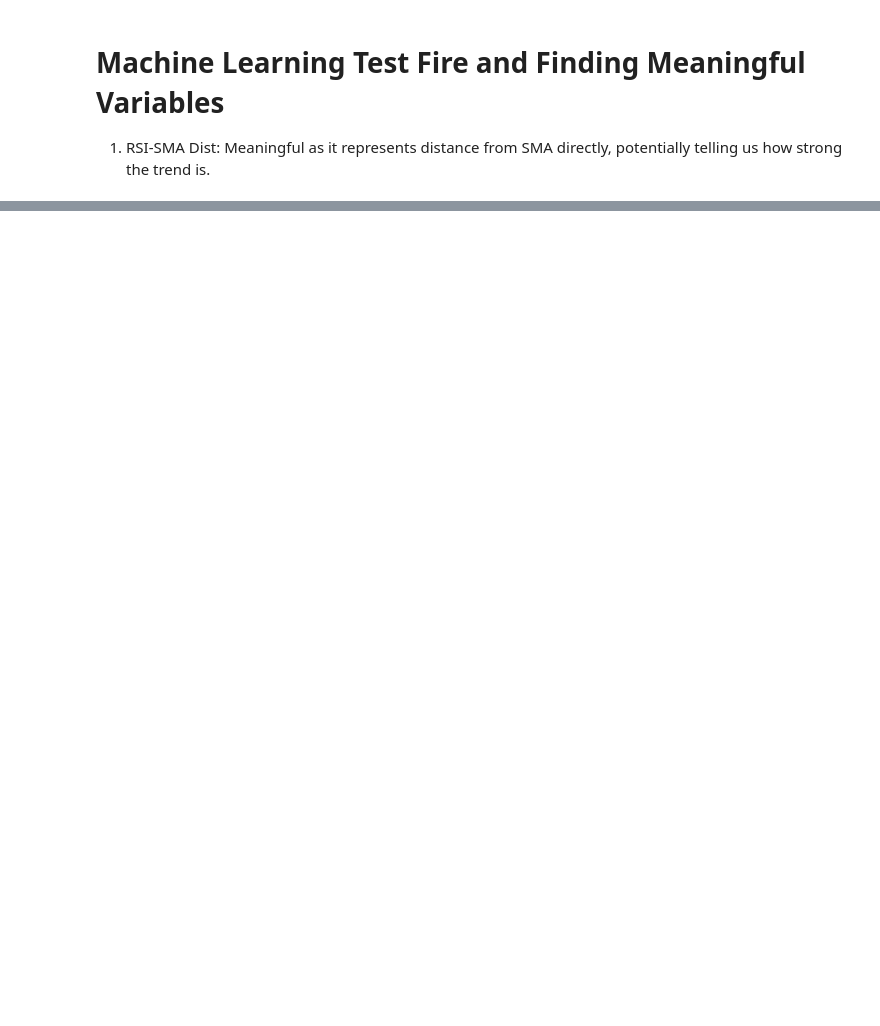
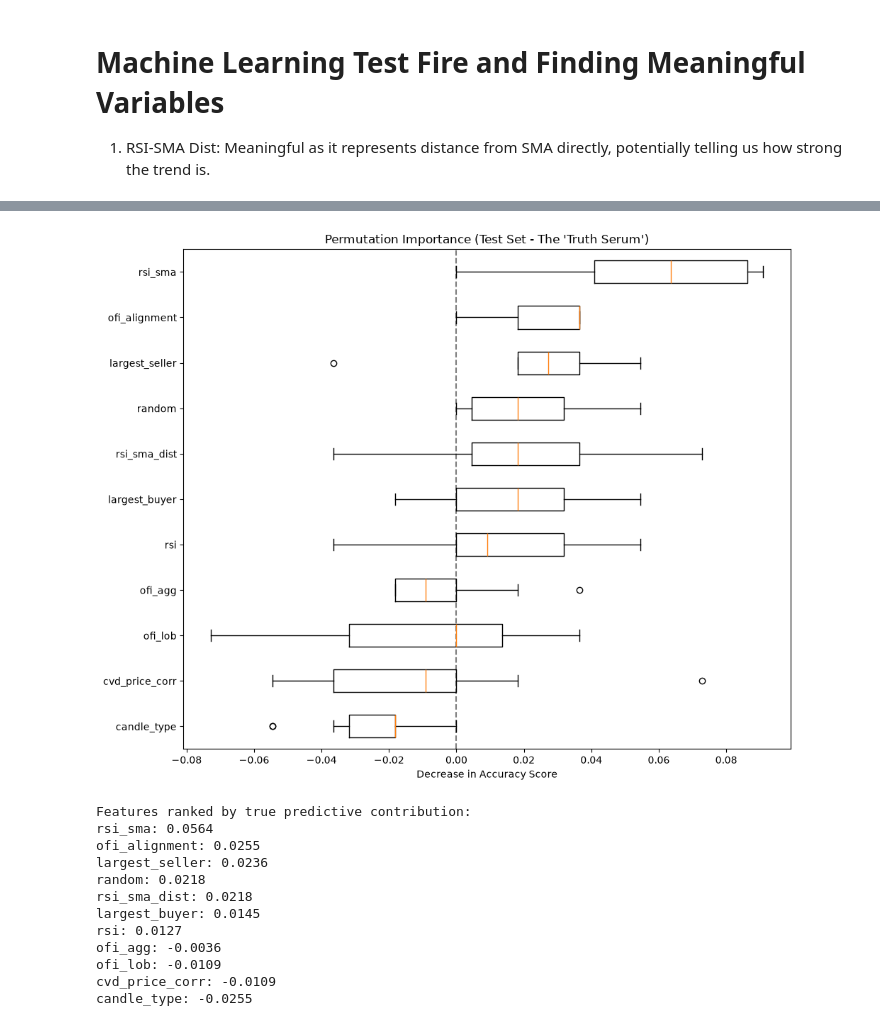
Before and after one commit to hmzk1422/OSADP-Infrastructure, a Jupyter notebook: research/approach_2.ipynb, the cells around one changed output, grey strips where cells are left out. Drawn from its saved outputs; the diff is of its cells as text; code cells hidden in the pictures; blank space fills up the shorter version.

```diff
--- a/research/approach_2.ipynb
+++ b/research/approach_2.ipynb
@@ -417,0 +398,63 @@ dtype: float64
+# %%
+from sklearn.inspection import permutation_importance
+import matplotlib.pyplot as plt
+
+# 1. Calculate Permutation Importance on the Test Set
+# We use n_repeats=10 to get a stable estimate of the impact
+result = permutation_importance(
+    clf, X_te_s, y_te,
+    n_repeats=10,
+    random_state=42,
+    n_jobs=-1
+)
+
+# 2. Prepare the data for plotting
+perm_sorted_idx = result.importances_mean.argsort()
+feature_names = np.array(FEATS)
+
+# 3. Plotting
+plt.figure(figsize=(10, 8))
+plt.boxplot(
+    result.importances[perm_sorted_idx].T,
+    vert=False,
+    tick_labels=feature_names[perm_sorted_idx]  # Use this instead of labels
+)
+plt.axvline(x=0, color='k', linestyle='--', alpha=0.5)
+plt.title("Permutation Importance (Test Set - The 'Truth Serum')")
+plt.xlabel("Decrease in Accuracy Score")
+plt.tight_layout()
+plt.show()
+
+# 4. Print the honest ranking
+print("Features ranked by true predictive contribution:")
+for i in perm_sorted_idx[::-1]:
+    print(f"{feature_names[i]}: {result.importances_mean[i]:.4f}")
+
+import shap
+
+# Create a binary target for 'Medium' vs 'Not Medium'
+y_tr_bin = (y_tr == 1).astype(int)
+
+# Train a new binary model
+binary_clf = GradientBoostingClassifier(n_estimators=100, max_depth=4).fit(X_tr_s, y_tr_bin)
+
+# Now use the fast, reliable TreeExplainer
+explainer = shap.TreeExplainer(binary_clf)
+shap_values = explainer.shap_values(X_te_s)
+
+# This will work perfectly without assertion errors
+shap.summary_plot(shap_values, X_te_s, feature_names=FEATS)
+# %% [output]
+[figure, added]
+Features ranked by true predictive contribution:
+rsi_sma: 0.0564
+ofi_alignment: 0.0255
+largest_seller: 0.0236
+random: 0.0218
+rsi_sma_dist: 0.0218
+largest_buyer: 0.0145
+rsi: 0.0127
+ofi_agg: -0.0036
+ofi_lob: -0.0109
+cvd_price_corr: -0.0109
+candle_type: -0.0255
```
Also changed, not shown: parts of 4 cells of this notebook, 5 other files.
